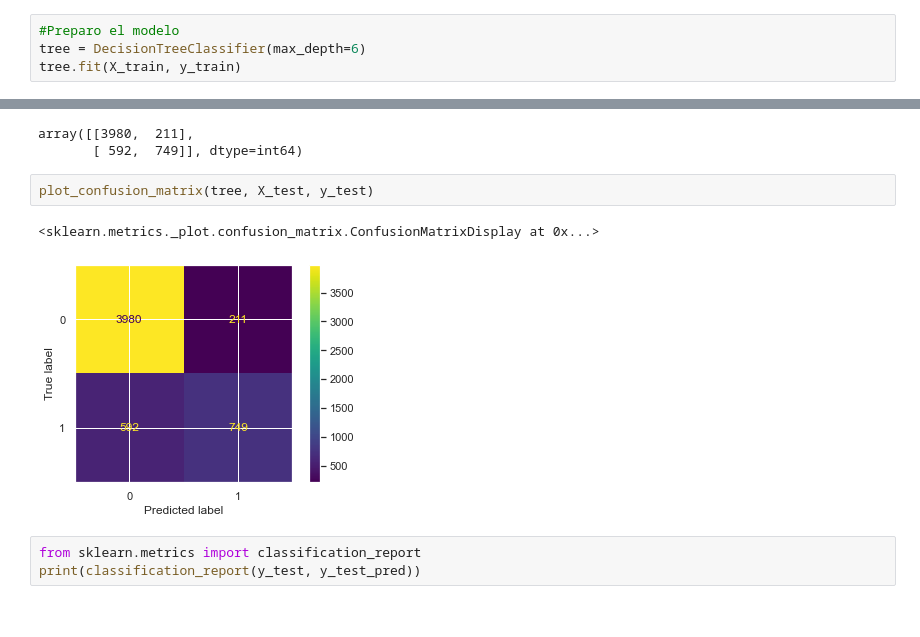
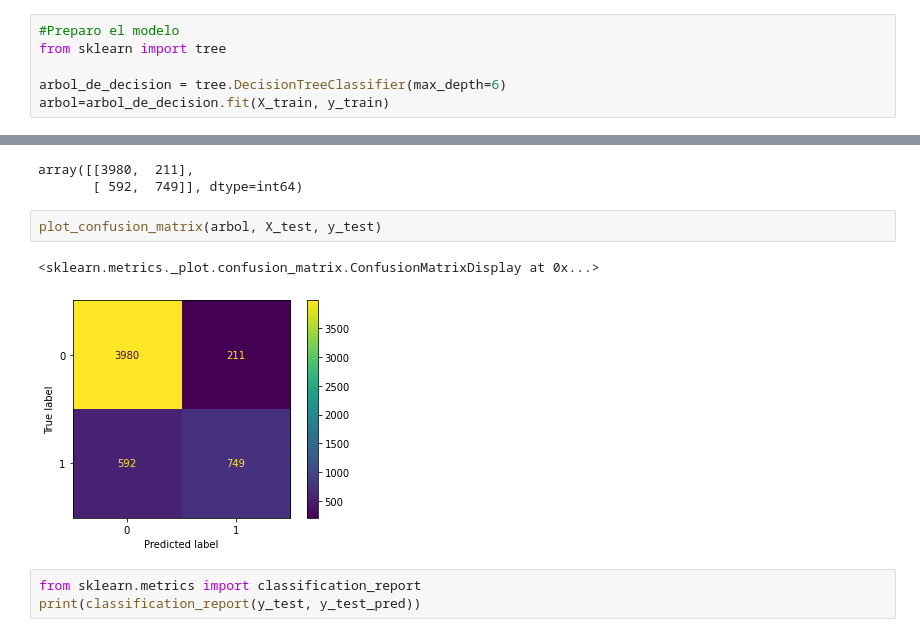
Before and after one commit to ivanjavierparra/DataScience-Sprint1, a Jupyter notebook: Consigna_entrega_1(1).ipynb, the cells around one changed output, grey strips where cells are left out. Drawn from its saved outputs; the diff is of its cells as text.

```diff
--- a/Consigna_entrega_1(1).ipynb
+++ b/Consigna_entrega_1(1).ipynb
@@ -726,5 +729,7 @@ A partir de una profundidad de 6 comienzan a diverger. Según nuestro criterio,
 TreeClassifier con max_depth = 6
 # %%
 #Preparo el modelo
-tree = DecisionTreeClassifier(max_depth=6)
-tree.fit(X_train, y_train)
+from sklearn import tree
+
+arbol_de_decision = tree.DecisionTreeClassifier(max_depth=6)
+arbol=arbol_de_decision.fit(X_train, y_train)
@@ -754,10 +757,10 @@ confusion_matrix(y_test, y_test_pred)
 array([[3980,  211],
        [ 592,  749]], dtype=int64)
 # %%
-plot_confusion_matrix(tree, X_test, y_test)
+plot_confusion_matrix(arbol, X_test, y_test)
 # %% [output]
 <sklearn.metrics._plot.confusion_matrix.ConfusionMatrixDisplay at 0x...>
-[figure, old version]
+[figure, new version]
 # %%
 from sklearn.metrics import classification_report
 print(classification_report(y_test, y_test_pred))
```
Also changed, not shown: parts of 26 cells of this notebook.
